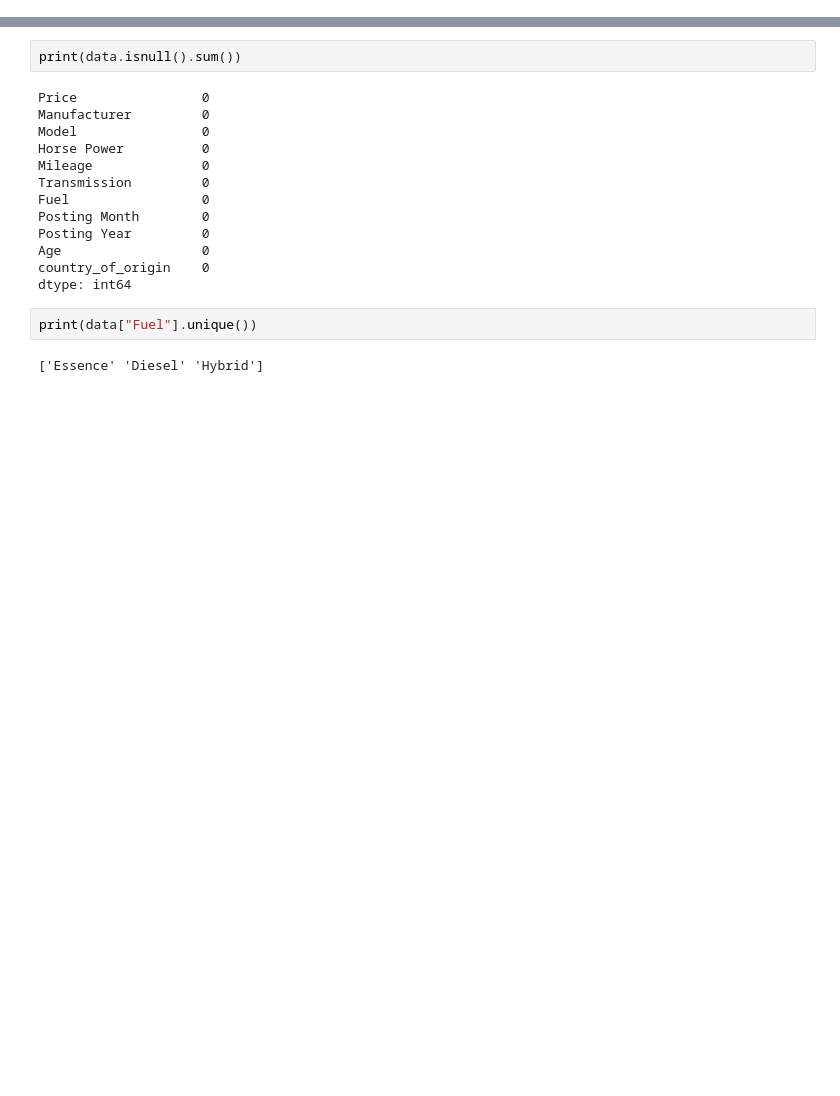
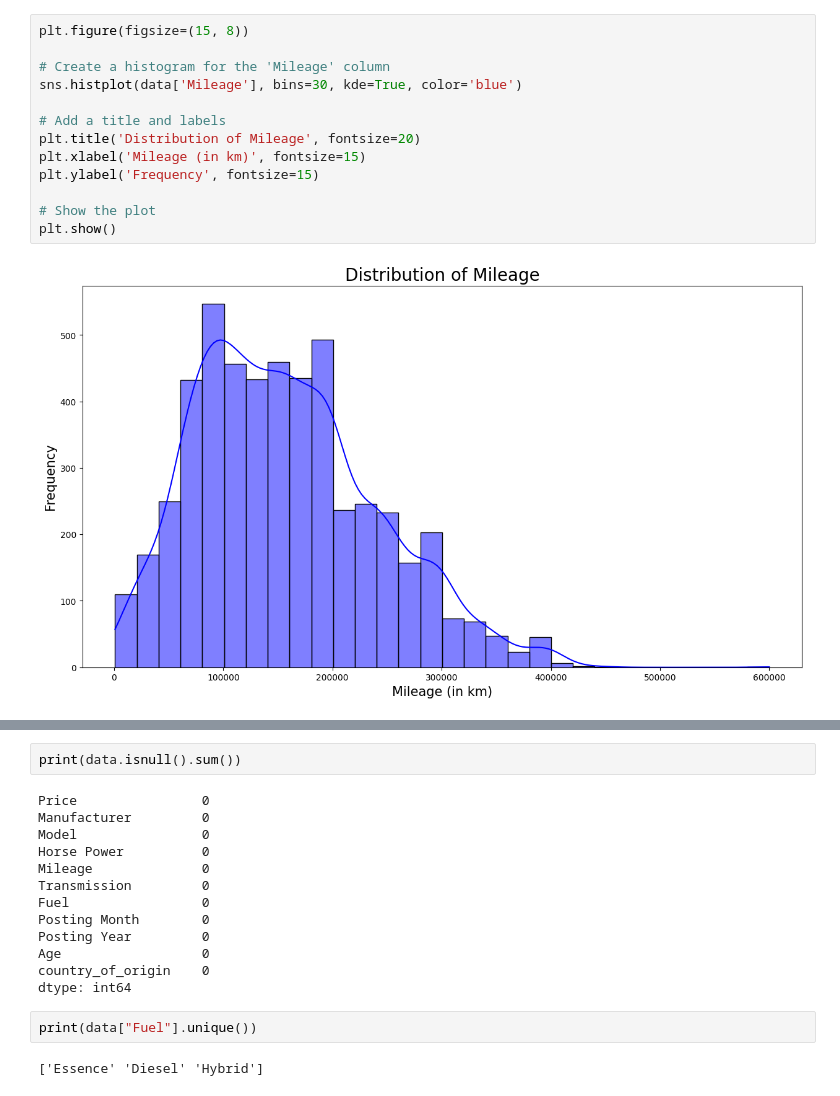
Before and after one commit to m0uadh880/Car-Prediction-Model, a Jupyter notebook: Data cleaning/cleaning.ipynb, the cells around one changed output, grey strips where cells are left out. Drawn from its saved outputs; the diff is of its cells as text; blank space fills up the shorter version.

```diff
--- a/Data cleaning/cleaning.ipynb
+++ b/Data cleaning/cleaning.ipynb
@@ -4,0 +68,15 @@ backup_data = pd.read_csv("../Model/df_model.csv")
+# %%
+plt.figure(figsize=(15, 8))
+
+# Create a histogram for the 'Mileage' column
+sns.histplot(data['Mileage'], bins=30, kde=True, color='blue')
+
+# Add a title and labels
+plt.title('Distribution of Mileage', fontsize=20)
+plt.xlabel('Mileage (in km)', fontsize=15)
+plt.ylabel('Frequency', fontsize=15)
+
+# Show the plot
+plt.show()
+# %% [output]
+[figure, added]
```
Also changed, not shown: parts of 26 cells of this notebook, 9 other files.
